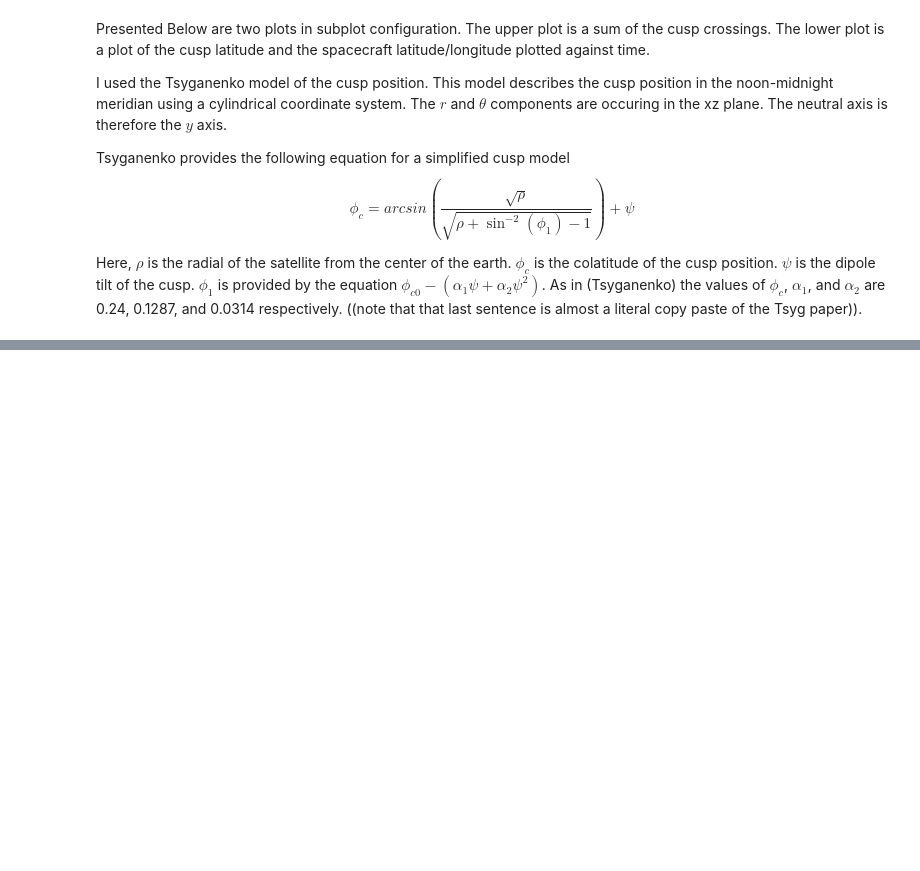
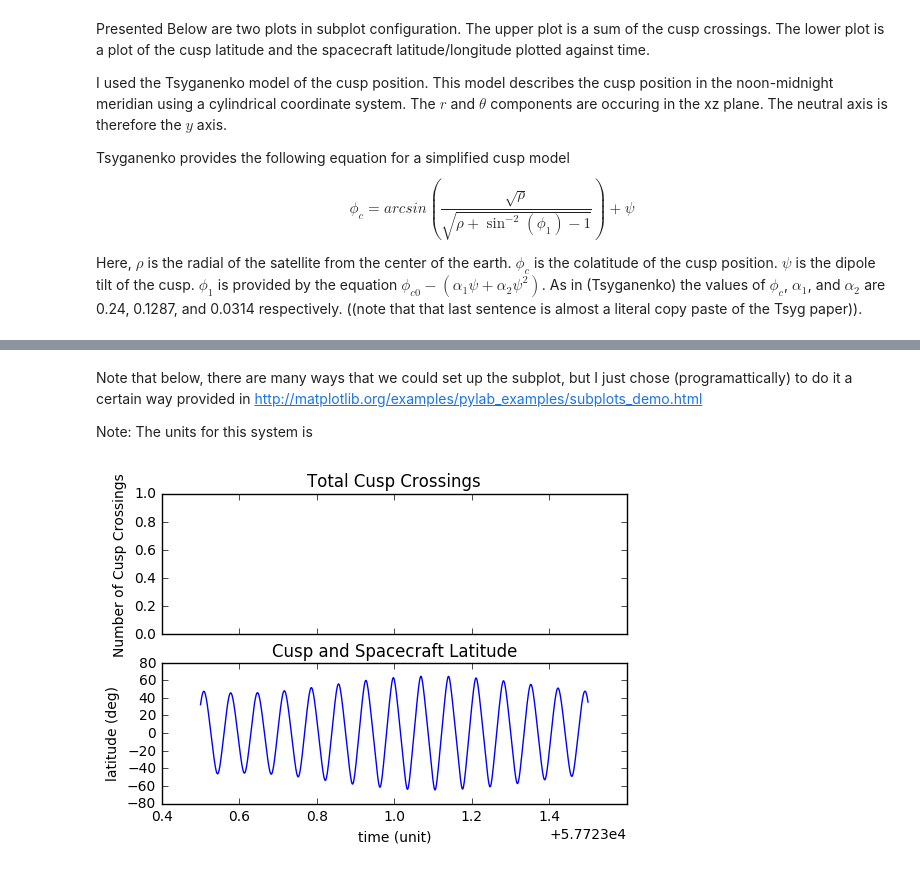
Before and after one commit to fsbr/se3-path-planner, a Jupyter notebook: modularPlanner/Cusp Plots.ipynb, the cells around one changed output, grey strips where cells are left out. Drawn from its saved outputs; the diff is of its cells as text; code cells hidden in the pictures; blank space fills up the shorter version.

Commit message:
added spacecraft latitude into the py notebook

```diff
--- a/modularPlanner/Cusp Plots.ipynb
+++ b/modularPlanner/Cusp Plots.ipynb
@@ -11,0 +33,33 @@ Here, $\rho$ is the radial of the satellite from the center of the earth.  $\phi
+# %% [markdown]
+Note that below, there are many ways that we could set up the subplot, but I just chose (programattically) to do it a certain way provided in http://matplotlib.org/examples/pylab_examples/subplots_demo.html
+
+Note: The units for this system is
+# %%
+# the orbit is fairly easy to get
+df = pd.read_csv('oneday.csv')
+t = df['DefaultSC.A1ModJulian'] + 29999.5
+x = df['DefaultSC.gse.X']
+y = df['DefaultSC.gse.Y']
+z = df['DefaultSC.gse.Z']
+
+# set the "ticks"
+cvals = coord.Coords([[i,j,k] for i,j,k in zip(x,y,z)], 'GSE', 'car')
+cvals.ticks = Ticktock(t,'MJD')
+sm = cvals.convert('SM', 'sph')
+
+lat = sm.lati
+t = np.asarray(t)
+# plotting stuff
+f, axarr = plt.subplots(2, sharex=True)
+# axarr[0].plot(t, y)
+axarr[0].set_title('Total Cusp Crossings')
+axarr[0].set_ylabel('Number of Cusp Crossings')
+axarr[1].set_title('Cusp and Spacecraft Latitude')
+axarr[1].set_ylabel('latitude (deg)')
+axarr[1].plot(sm.ticks.MJD, sm.lati)
+
+plt.xlabel('time (unit)')
+
+plt.show()
+# %% [output]
+[figure, added]
```
Also changed, not shown: parts of 1 cell of this notebook, 2 other files.
